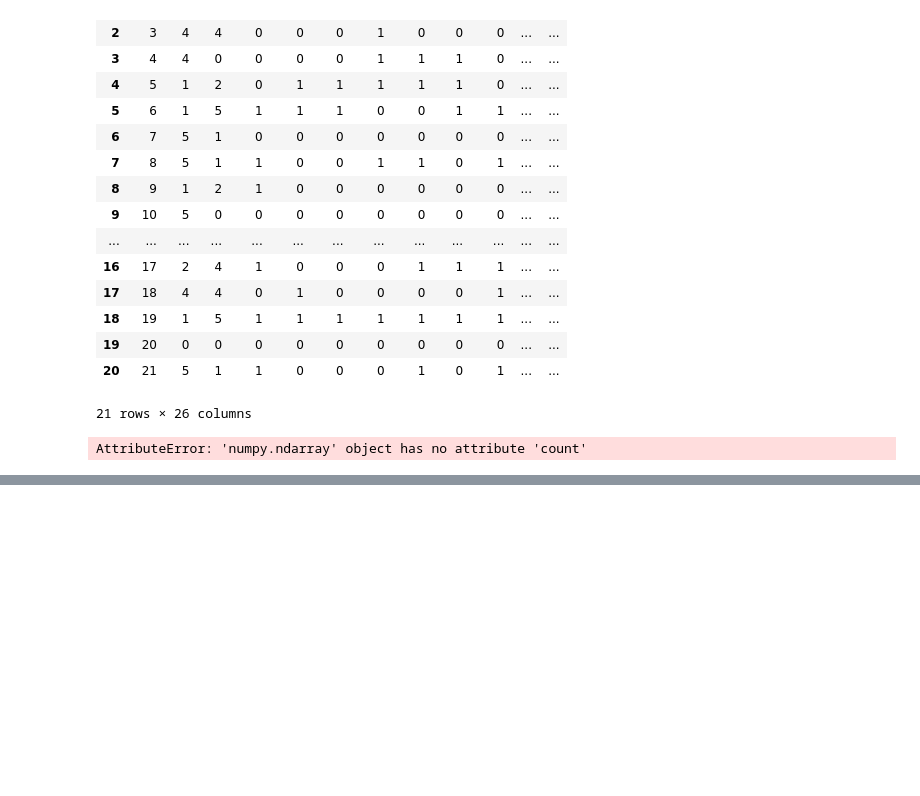
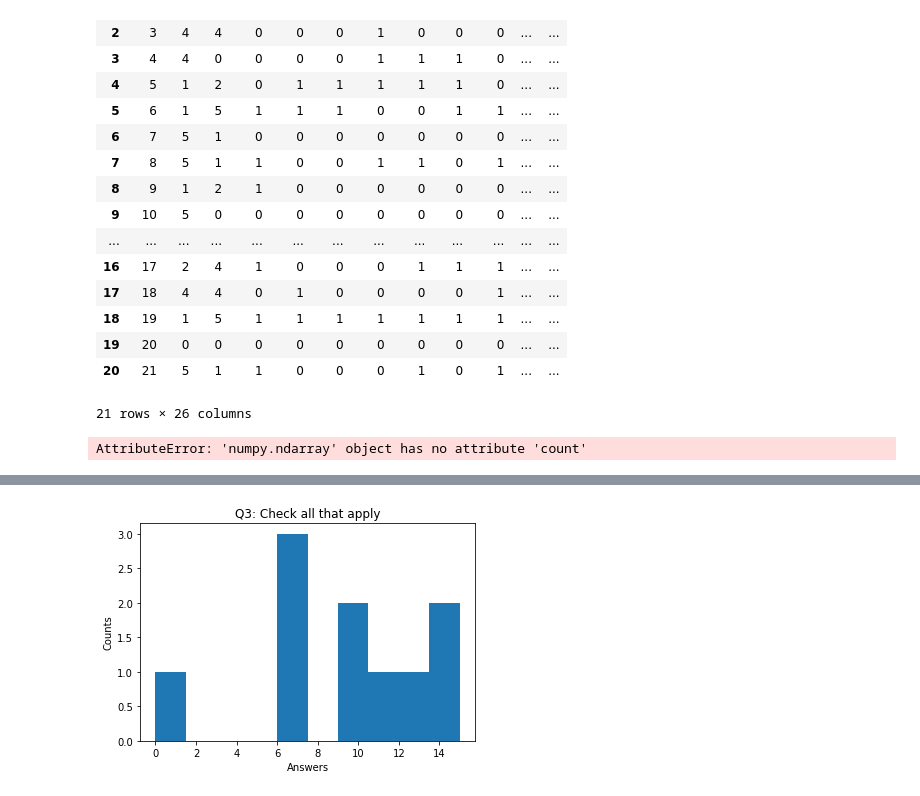
Before and after one commit to benybkim/OAWorkshop, a Jupyter notebook: Innovation_workshop.ipynb, the cells around one changed output, grey strips where cells are left out. Cells and saved outputs as stored; diff of their text form; code cells hidden in the pictures; blank space fills up the shorter version.

```diff
--- a/Innovation_workshop.ipynb
+++ b/Innovation_workshop.ipynb
@@ -154,0 +179,3 @@ AttributeError: 'Series' object has no attribute 'normal'
+# %%
+q3 = answers_num.iloc[:,3:13].sum()
+q3
@@ -154,0 +194,10 @@ AttributeError: 'Series' object has no attribute 'normal'
+# %%
+plt.hist(q3)
+plt.title("Q3: Check all that apply")
+plt.xlabel("Answers")
+plt.ylabel("Counts")
+plt.show()
+
+# this doesn't work
+# %% [output]
+[figure, added]
```
Also changed, not shown: parts of 10 cells of this notebook.
